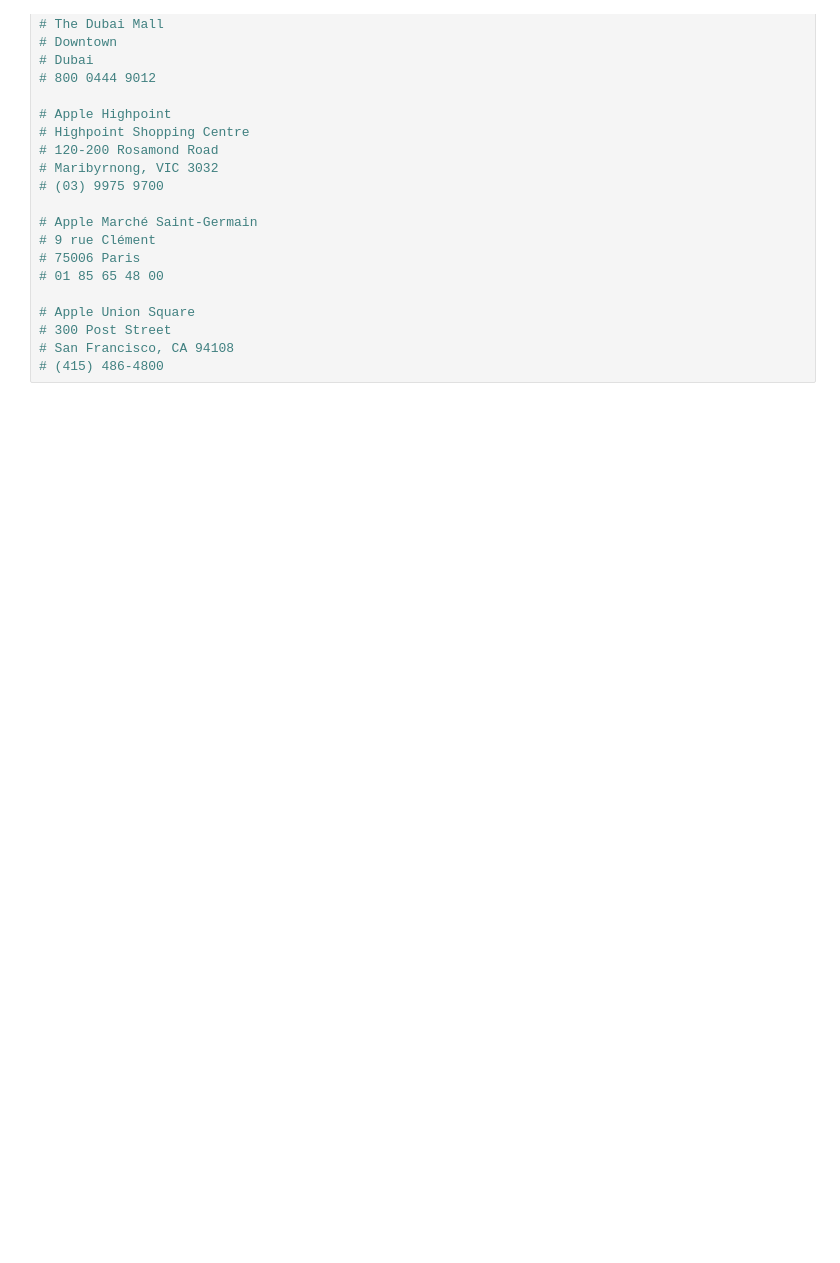
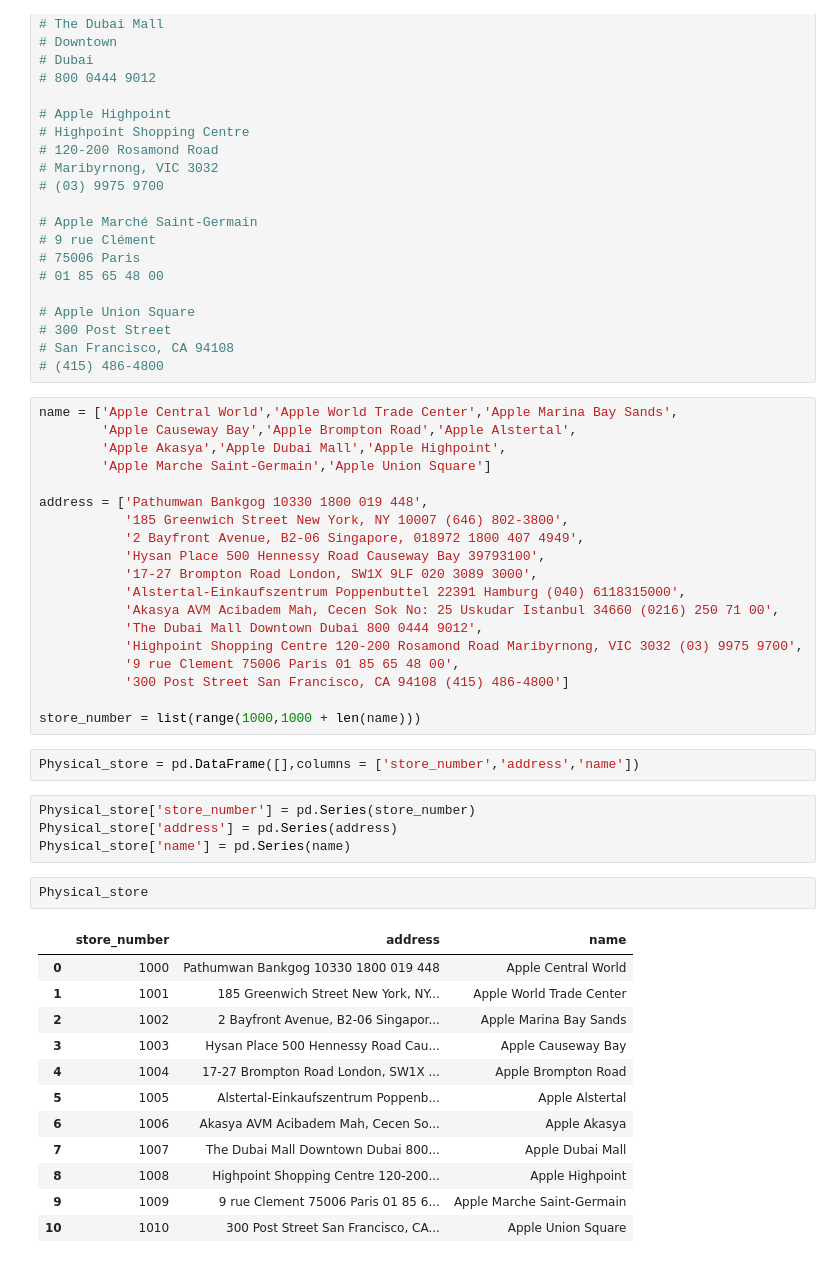
Before and after one commit to MarT1AZ/Apple_DB, a Jupyter notebook: Generating_script/GenData_AppleDB.ipynb, the cells around one changed output. Cells and saved outputs as stored; diff of their text form; blank space fills up the shorter version.

Commit message:
-Gen physical_store

```diff
--- a/Generating_script/GenData_AppleDB.ipynb
+++ b/Generating_script/GenData_AppleDB.ipynb
@@ -270,3 +272,43 @@ Account_df.to_csv('Apple_account.csv') # saving data
 # 300 Post Street
 # San Francisco, CA 94108
 # (415) 486-4800
+# %%
+name = ['Apple Central World','Apple World Trade Center','Apple Marina Bay Sands',
+        'Apple Causeway Bay','Apple Brompton Road','Apple Alstertal',
+        'Apple Akasya','Apple Dubai Mall','Apple Highpoint',
+        'Apple Marche Saint-Germain','Apple Union Square']
+
+address = ['Pathumwan Bankgog 10330 1800 019 448',
+           '185 Greenwich Street New York, NY 10007 (646) 802-3800',
+           '2 Bayfront Avenue, B2-06 Singapore, 018972 1800 407 4949',
+           'Hysan Place 500 Hennessy Road Causeway Bay 39793100',
+           '17-27 Brompton Road London, SW1X 9LF 020 3089 3000',
+           'Alstertal-Einkaufszentrum Poppenbuttel 22391 Hamburg (040) 6118315000',
+           'Akasya AVM Acibadem Mah, Cecen Sok No: 25 Uskudar Istanbul 34660 (0216) 250 71 00',
+           'The Dubai Mall Downtown Dubai 800 0444 9012',
+           'Highpoint Shopping Centre 120-200 Rosamond Road Maribyrnong, VIC 3032 (03) 9975 9700',
+           '9 rue Clement 75006 Paris 01 85 65 48 00',
+           '300 Post Street San Francisco, CA 94108 (415) 486-4800']
+
+store_number = list(range(1000,1000 + len(name)))
+# %%
+Physical_store = pd.DataFrame([],columns = ['store_number','address','name'])
+# %%
+Physical_store['store_number'] = pd.Series(store_number)
+Physical_store['address'] = pd.Series(address)
+Physical_store['name'] = pd.Series(name)
+# %%
+Physical_store
+# %% [output]
+|  | store_number | address | name |
+| 0 | 1000 | Pathumwan Bankgog 10330 1800 019 448 | Apple Central World |
+| 1 | 1001 | 185 Greenwich Street New York, NY... | Apple World Trade Center |
+| 2 | 1002 | 2 Bayfront Avenue, B2-06 Singapor... | Apple Marina Bay Sands |
+| 3 | 1003 | Hysan Place 500 Hennessy Road Cau... | Apple Causeway Bay |
+| 4 | 1004 | 17-27 Brompton Road London, SW1X ... | Apple Brompton Road |
+| 5 | 1005 | Alstertal-Einkaufszentrum Poppenb... | Apple Alstertal |
+| 6 | 1006 | Akasya AVM Acibadem Mah, Cecen So... | Apple Akasya |
+| 7 | 1007 | The Dubai Mall Downtown Dubai 800... | Apple Dubai Mall |
+| 8 | 1008 | Highpoint Shopping Centre 120-200... | Apple Highpoint |
+| 9 | 1009 | 9 rue Clement 75006 Paris 01 85 6... | Apple Marche Saint-Germain |
+| 10 | 1010 | 300 Post Street San Francisco, CA... | Apple Union Square |
```
Also changed, not shown: parts of 2 cells of this notebook.
